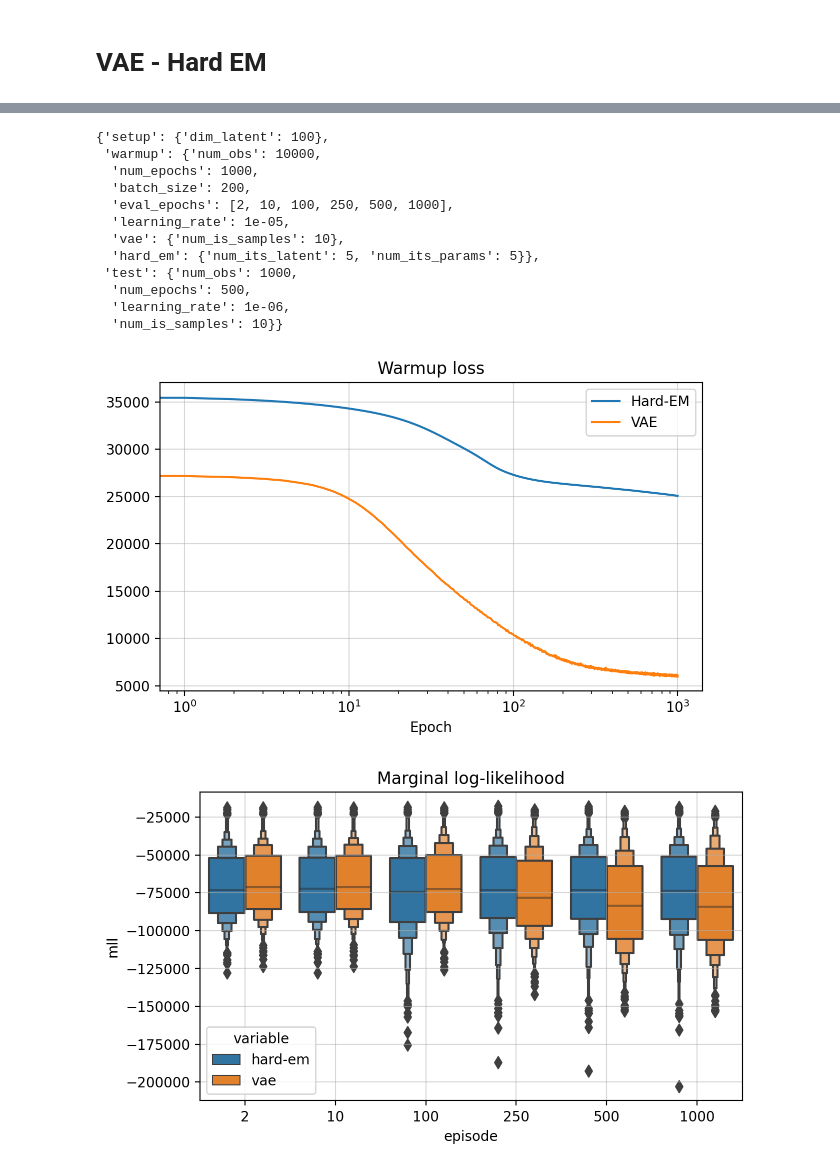
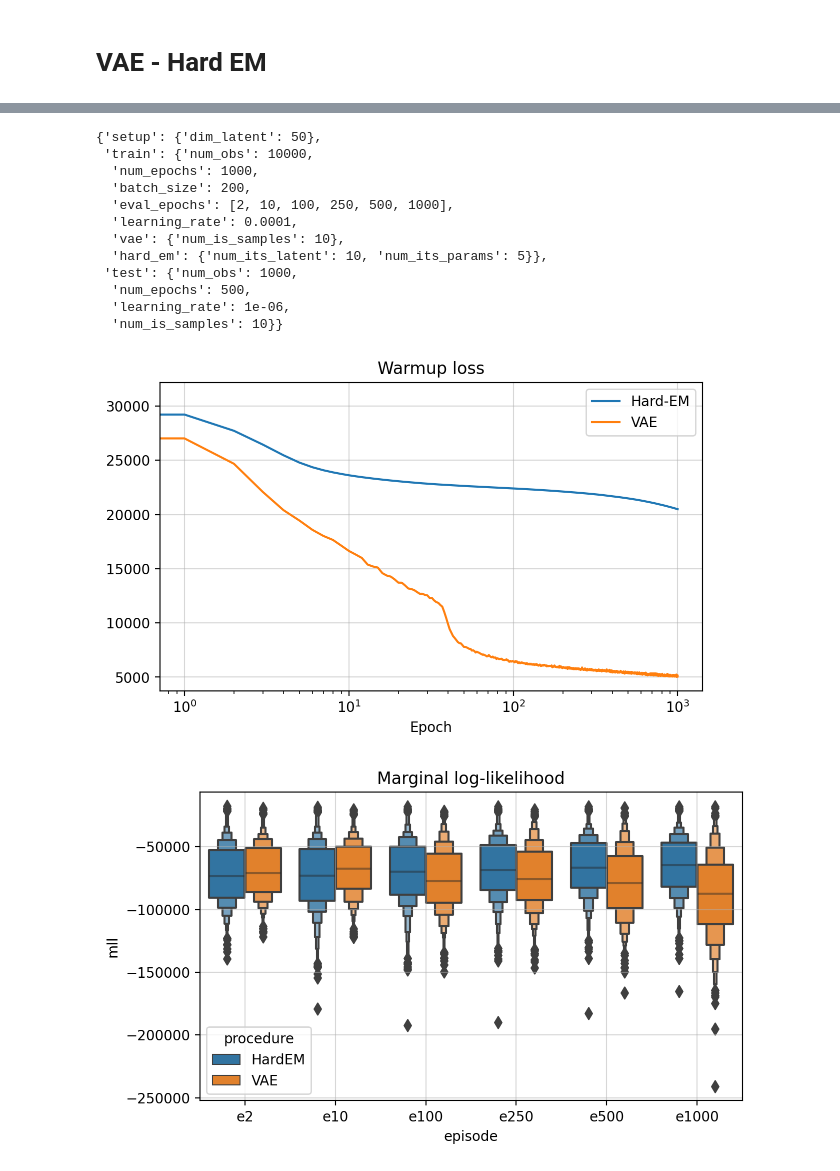
Before and after one commit to gerdm/hard-em-lvm, a Jupyter notebook: notebooks/13-experiment-analysis.ipynb, the cells around one changed output, grey strips where cells are left out. Drawn from its saved outputs; the diff is of its cells as text; code cells hidden in the pictures.

Commit message:
refactor: experiments
Make use of new API

```diff
--- a/notebooks/13-experiment-analysis.ipynb
+++ b/notebooks/13-experiment-analysis.ipynb
@@ -41,39 +40,52 @@ print(*experiments, sep="\n")
 # %%
-path_experiment = experiments[-3]
+path_experiment = experiments[-1]
 with open(path_experiment, "rb") as f:
     experiment = pickle.load(f)
 # %%
 config = experiment["metadata"]["config"]
 config
 # %% [output]
-{'setup': {'dim_latent': 100},
- 'warmup': {'num_obs': 10000,
+{'setup': {'dim_latent': 50},
+ 'train': {'num_obs': 10000,
   'num_epochs': 1000,
   'batch_size': 200,
   'eval_epochs': [2, 10, 100, 250, 500, 1000],
-  'learning_rate': 1e-05,
+  'learning_rate': 0.0001,
   'vae': {'num_is_samples': 10},
-  'hard_em': {'num_its_latent': 5, 'num_its_params': 5}},
+  'hard_em': {'num_its_latent': 10, 'num_its_params': 5}},
  'test': {'num_obs': 1000,
   'num_epochs': 500,
   'learning_rate': 1e-06,
   'num_is_samples': 10}}
 # %%
 fig, ax = plt.subplots(figsize=(7, 4))
-plt.plot(experiment["warmup"]["hardem"]["hist_loss"], label="Hard-EM")
-plt.plot(experiment["warmup"]["vae"]["hist_loss"], label="VAE")
+plt.plot(experiment["hardem"]["train"]["hist_loss"], label="Hard-EM")
+plt.plot(experiment["vae"]["train"]["hist_loss"], label="VAE")
 plt.legend()
 plt.title("Warmup loss")
 plt.xscale("log")
 plt.xlabel("Epoch")
 plt.grid(alpha=0.5)
 # %% [output]
-[figure, old version]
+[figure, new version]
+# %%
+vae_mll = pd.DataFrame(experiment["vae"]["test"]).melt(var_name="episode", value_name="mll")
+vae_mll["procedure"] = "VAE"
+
+vae_times = pd.DataFrame.from_dict({"times": experiment["vae"]["train"]["times"]}, orient="index").T
+vae_mll = pd.merge(vae_mll, vae_times, left_on="episode", right_index=True)
+# %%
+hardem_mll = pd.DataFrame(experiment["hardem"]["test"]).melt(var_name="episode", value_name="mll")
+hardem_mll["procedure"] = "HardEM"
+
+hardem_times = pd.DataFrame.from_dict({"times": experiment["hardem"]["train"]["times"]}, orient="index").T
+hardem_mll = pd.merge(hardem_mll, hardem_times, left_on="episode", right_index=True)
+# %%
+df_all = pd.concat([hardem_mll, vae_mll])
 # %%
 fig, ax = plt.subplots(figsize=(7, 4))
-df_all = build_iwmll_df(experiment["test"])
-sns.boxenplot(x="episode", y="mll", hue="variable", data=df_all)
+sns.boxenplot(x="episode", y="mll", hue="procedure", data=df_all)
 plt.title("Marginal log-likelihood")
 plt.grid(alpha=0.5)
 # %% [output]
-[figure, old version]
+[figure, new version]
```
Also changed, not shown: parts of 2 cells of this notebook, 2 other files.
